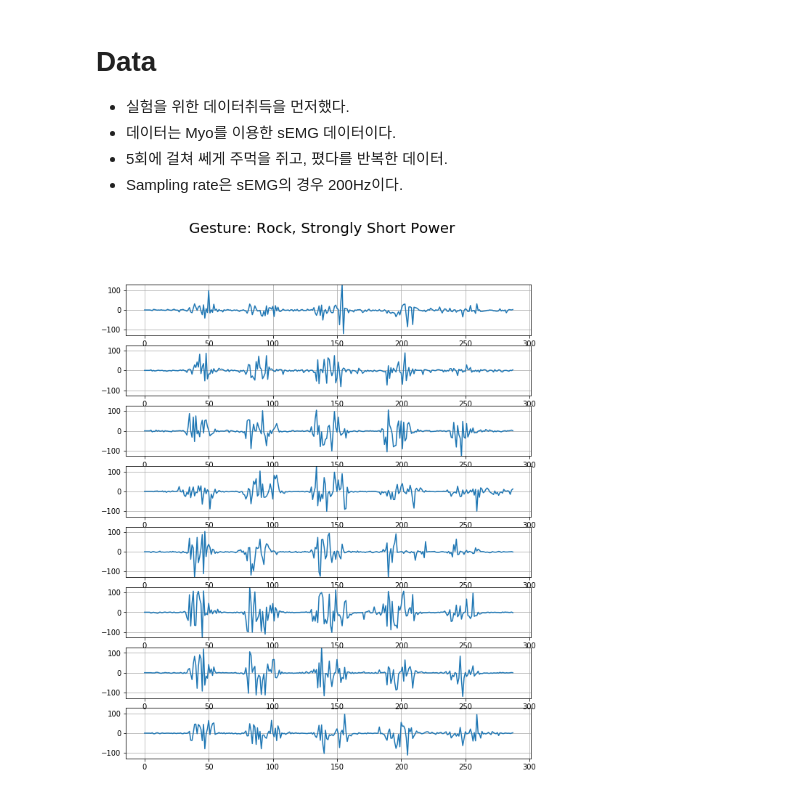
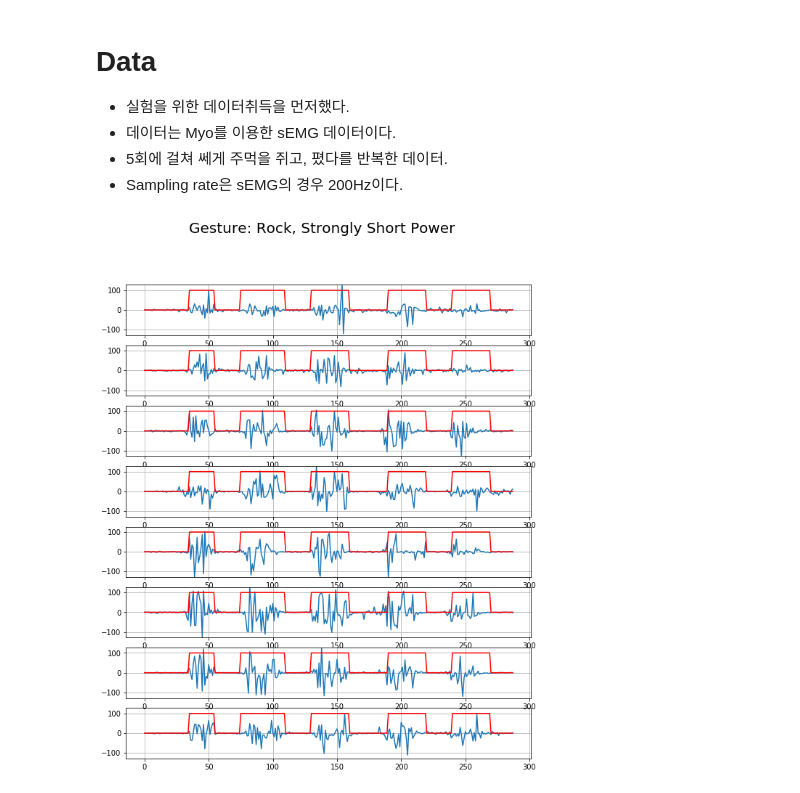
Before and after one commit to ssaru/TIL, a Jupyter notebook: Artificial_Intelligence/Signal_processing/Nonlinear correlation coefficient.ipynb, the cells around one changed output. Saved outputs shown, nothing was run; the diff lists cells and outputs as text; code cells hidden in the pictures.

```diff
--- a/Artificial_Intelligence/Signal_processing/Nonlinear correlation coefficient.ipynb
+++ b/Artificial_Intelligence/Signal_processing/Nonlinear correlation coefficient.ipynb
@@ -36,15 +38,23 @@ with open(emg_rock_short_path) as f:
 # %%
 fig = plt.figure(figsize=(10,12))
 fig.suptitle("Gesture: Rock, Strongly Short Power", fontsize=20)
+
+# manually annotation
+label = np.zeros(len(short_emgs[0]))
+label[35:55] = 1
+label[75:110] = 1
+label[130:160] = 1
+label[190:220] = 1
+label[240:270] = 1
 
 for i in range(sensor_channels):
     arg = "81" + str(i)
     plt.subplot(arg)
     plt.plot(short_emgs[i])
+    plt.plot(label*100, color='red')
     plt.grid()
     plt.ylim([-128, 127])
 
-
 plt.show()
 # %% [output]
-[figure, old version]
+[figure, new version]
```
Also changed, not shown: parts of 6 cells of this notebook.
